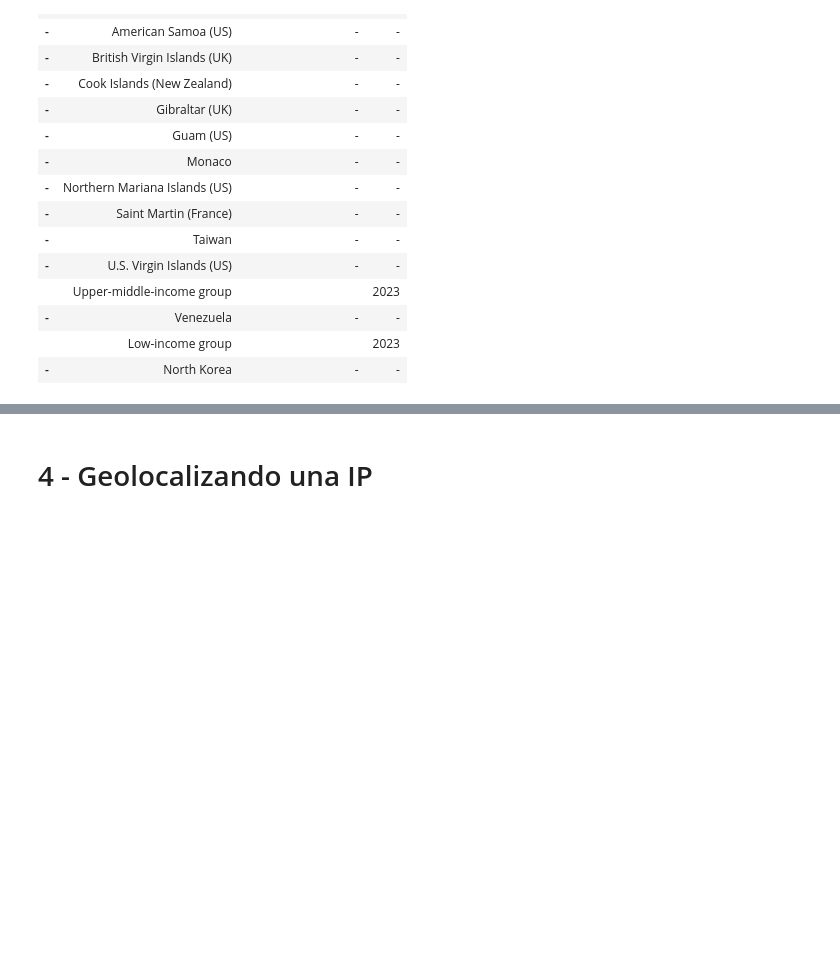
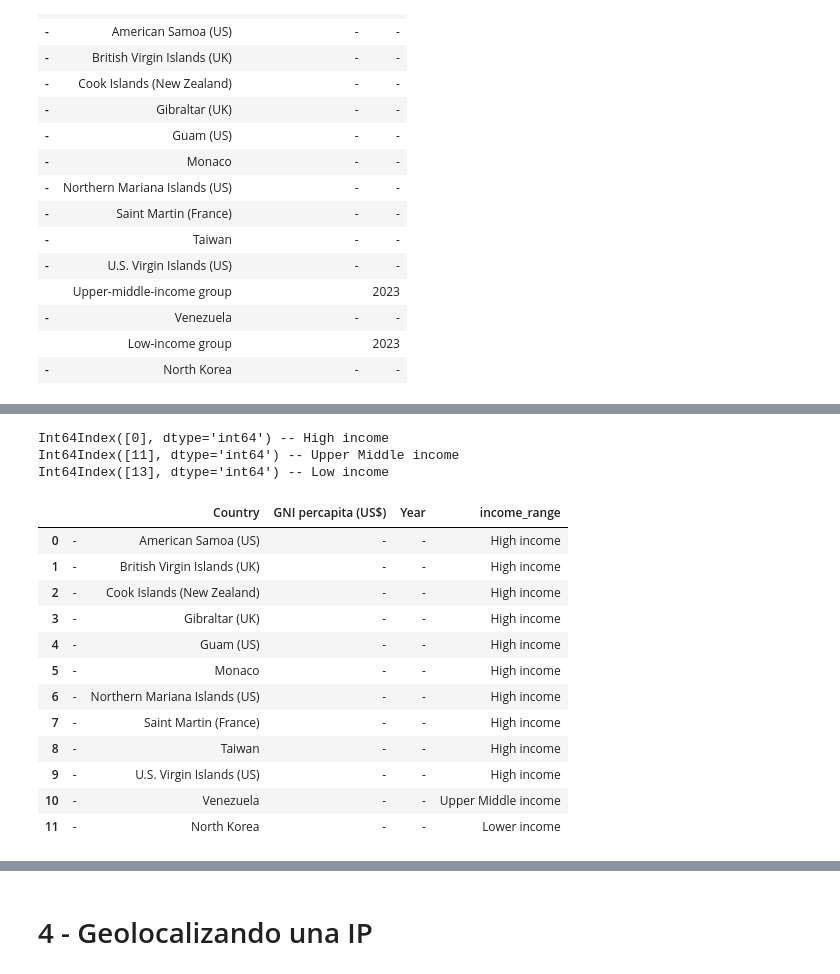
Before and after one commit to zamaestre/Apuntes_Data_Junio24, a Jupyter notebook: Materiales/Web Scraping/1 - Scrapeo bs4.ipynb, the cells around one changed output, grey strips where cells are left out. Saved outputs shown, nothing was run; the diff lists cells and outputs as text; code cells hidden in the pictures; blank space fills up the shorter version.

Commit message:
correcciones de wikipedia

```diff
--- a/Materiales/Web Scraping/1 - Scrapeo bs4.ipynb
+++ b/Materiales/Web Scraping/1 - Scrapeo bs4.ipynb
@@ -376 +705,12 @@ tabla2 = tablas[2]
+# %%
+html = req.get('https://en.wikipedia.org/wiki/List_of_countries_by_GNI_(nominal)_per_capita').content
+soup = bs(html, 'html.parser')
+lista_tablas = soup.find_all('table')
+
+# lista tablas tiene todas las tablas de la pagina y la primera no la queremos
+lista_tablas = lista_tablas[1:3]
+
+# guardo cada tabla en una variable
+tabla1 = lista_tablas[0] #--> esto es la primera tabla que queremos
+tabla2 = lista_tablas[1] #--> esto es la segunda tabla que queremos
 # %%
@@ -476,0 +889,8 @@ df2
+# %%
+print(df2.get(df2.Country == 'High-income group').index, '-- High income')
+print(df2.get(df2.Country == 'Upper-middle-income group').index, '-- Upper Middle income')
+print(df2.get(df2.Country == 'Low-income group').index, '-- Low income')
+# %% [output]
+Int64Index([0], dtype='int64') -- High income
+Int64Index([11], dtype='int64') -- Upper Middle income
+Int64Index([13], dtype='int64') -- Low income
@@ -477,3 +902,24 @@ df2
+# %%
+# elimino las filas que tienen las categorias
+df2 = df2.drop([0, 11, 13])
+
+# reset de indices, respetando el ranking de wiki
+df2.reset_index(drop=True, inplace=True)
+df2
+# %% [output]
+|  |  | Country | GNI percapita (US$) | Year | income_range |
+| 0 | - | American Samoa (US) | - | - | High income |
+| 1 | - | British Virgin Islands (UK) | - | - | High income |
+| 2 | - | Cook Islands (New Zealand) | - | - | High income |
+| 3 | - | Gibraltar (UK) | - | - | High income |
+| 4 | - | Guam (US) | - | - | High income |
+| 5 | - | Monaco | - | - | High income |
+| 6 | - | Northern Mariana Islands (US) | - | - | High income |
+| 7 | - | Saint Martin (France) | - | - | High income |
+| 8 | - | Taiwan | - | - | High income |
+| 9 | - | U.S. Virgin Islands (US) | - | - | High income |
+| 10 | - | Venezuela | - | - | Upper Middle income |
+| 11 | - | North Korea | - | - | Lower income |
 # %%
 # juntamos ambos DataFrame
 df_todo = pd.concat([df, df2], axis=0)
```
Also changed, not shown: parts of 68 cells of this notebook.
